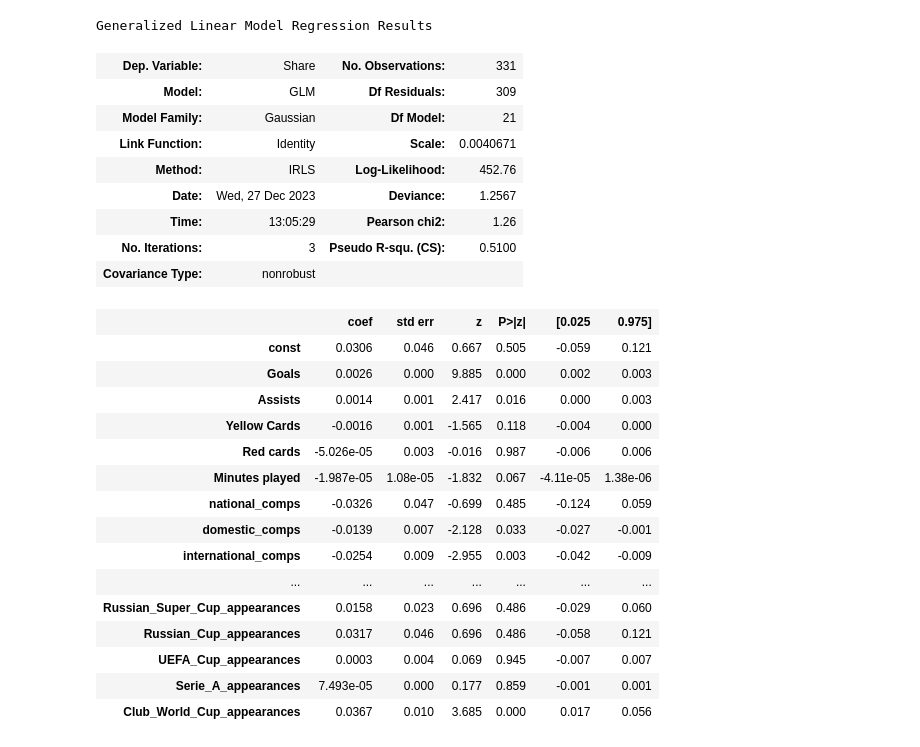
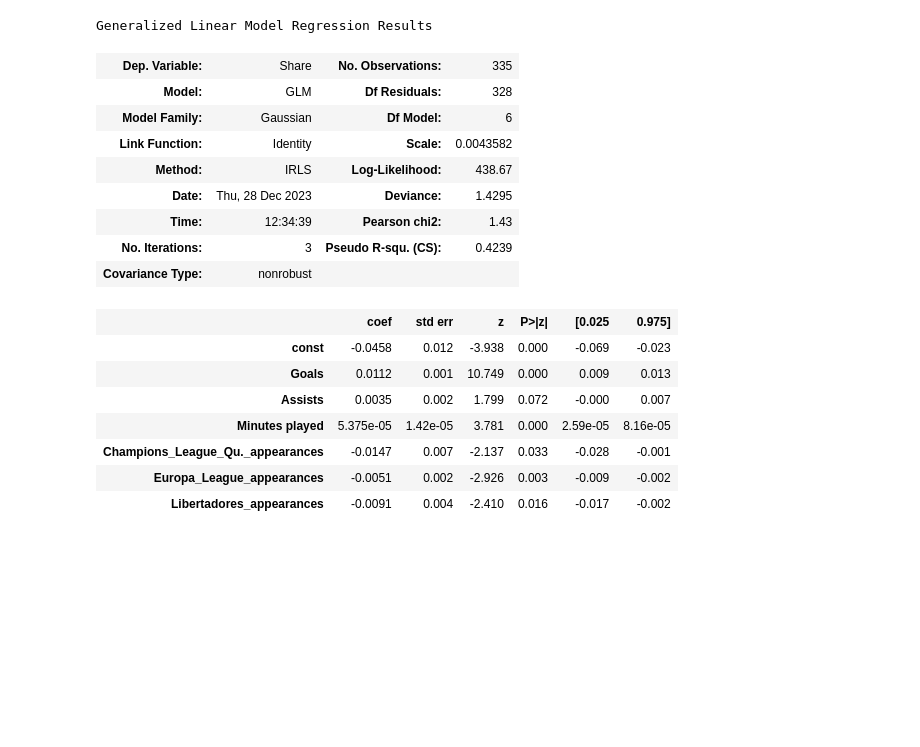
Before and after one commit to TheJarmanitor/outplayed, a Jupyter notebook: notebooks/player_modeling.ipynb, the cells around one changed output. Cells and saved outputs as stored; diff of their text form; code cells hidden in the pictures; blank space fills up the shorter version.

```diff
--- a/notebooks/player_modeling.ipynb
+++ b/notebooks/player_modeling.ipynb
@@ -1,7 +1,7 @@
 # %%
 import pandas as pd
 
-df = pd.read_csv("../data/player_stats.csv")
+df = pd.read_csv("../data/player_stats_new.csv")
 df["Percent"] = df["Percent"].fillna(0.0)
 df = df.dropna(axis=1)
 # %%
@@ -28,5 +22,5 @@ df.head(30)
 # %%
-df = df.drop(columns=["Season", "Percent"])
+df = df.drop(columns=["Season", "Percent", "Sesond yellow cards"])
 df = df.set_index(["Year", "Rank", "Player", "Club", "Nationality"])
 # %%
 df.sum()
@@ -59,11 +123,15 @@ import statsmodels.api as sm
 # %%
-glm1 =  sm.GLM(endog=y_train, exog=sm.add_constant(X_train), family=sm.families.Gaussian())
+drop_cols = ["Europa_League_Qualifying_appearances", "Champions_League_appearances"]
+
+X_train = X_train.drop(columns=drop_cols)
+
+glm3 =  sm.GLM(endog=y_train, exog=sm.add_constant(X_train), family=sm.families.Gaussian())
 # stats23 = sm.add_constant(X_train)
-results = glm1.fit()
+results = glm3.fit()
 results.summary()
 
-'''
-Only significant variables: goals, Assists, Appearances in Champions, Serie A & Clubs World Cup
+# '''
+# Only significant variables: goals, Assists, Appearances in Champions & Clubs World Cup, international and domestic competitions
 
-'''
+# '''
 # %% [output]
@@ -71,41 +157,28 @@ Only significant variables: goals, Assists, Appearances in Champions, Serie A &
+# %%
+drop_cols = ["UEFA_Cup_appearances"]
+
+X_train = X_train.drop(columns=drop_cols)
 # %%
-limit = X_train.columns.get_loc("UEFA_Super_Cup_appearances")
-
-X_train = X_train.iloc[:, :limit]
-
-glm2 =  sm.GLM(endog=y_train, exog=sm.add_constant(X_train), family=sm.families.Gaussian())
+glm4 =  sm.GLM(endog=y_train, exog=sm.add_constant(X_train), family=sm.families.Gaussian())
 # stats23 = sm.add_constant(X_train)
-results = glm2.fit()
+results = glm4.fit()
 results.summary()
-
-# '''
-# Only significant variables: goals, Assists, Appearances in Champions & Clubs World Cup, international and domestic competitions
-
-# '''
 # %% [output]
 Generalized Linear Model Regression Results
-| Dep. Variable: | Share | No. Observations: | 331 |
-| Model: | GLM | Df Residuals: | 309 |
-| Model Family: | Gaussian | Df Model: | 21 |
-| Link Function: | Identity | Scale: | 0.0040671 |
-| Method: | IRLS | Log-Likelihood: | 452.76 |
-| Date: | Wed, 27 Dec 2023 | Deviance: | 1.2567 |
-| Time: | 13:05:29 | Pearson chi2: | 1.26 |
-| No. Iterations: | 3 | Pseudo R-squ. (CS): | 0.5100 |
+| Dep. Variable: | Share | No. Observations: | 335 |
+| Model: | GLM | Df Residuals: | 328 |
+| Model Family: | Gaussian | Df Model: | 6 |
+| Link Function: | Identity | Scale: | 0.0043582 |
+| Method: | IRLS | Log-Likelihood: | 438.67 |
+| Date: | Thu, 28 Dec 2023 | Deviance: | 1.4295 |
+| Time: | 12:34:39 | Pearson chi2: | 1.43 |
+| No. Iterations: | 3 | Pseudo R-squ. (CS): | 0.4239 |
 | Covariance Type: | nonrobust |  |  |
 |  | coef | std err | z | P>|z| | [0.025 | 0.975] |
-| const | 0.0306 | 0.046 | 0.667 | 0.505 | -0.059 | 0.121 |
-| Goals | 0.0026 | 0.000 | 9.885 | 0.000 | 0.002 | 0.003 |
-| Assists | 0.0014 | 0.001 | 2.417 | 0.016 | 0.000 | 0.003 |
-| Yellow Cards | -0.0016 | 0.001 | -1.565 | 0.118 | -0.004 | 0.000 |
-| Red cards | -5.026e-05 | 0.003 | -0.016 | 0.987 | -0.006 | 0.006 |
-| Minutes played | -1.987e-05 | 1.08e-05 | -1.832 | 0.067 | -4.11e-05 | 1.38e-06 |
-| national_comps | -0.0326 | 0.047 | -0.699 | 0.485 | -0.124 | 0.059 |
-| domestic_comps | -0.0139 | 0.007 | -2.128 | 0.033 | -0.027 | -0.001 |
-| international_comps | -0.0254 | 0.009 | -2.955 | 0.003 | -0.042 | -0.009 |
-| ... | ... | ... | ... | ... | ... | ... |
-| Russian_Super_Cup_appearances | 0.0158 | 0.023 | 0.696 | 0.486 | -0.029 | 0.060 |
-| Russian_Cup_appearances | 0.0317 | 0.046 | 0.696 | 0.486 | -0.058 | 0.121 |
-| UEFA_Cup_appearances | 0.0003 | 0.004 | 0.069 | 0.945 | -0.007 | 0.007 |
-| Serie_A_appearances | 7.493e-05 | 0.000 | 0.177 | 0.859 | -0.001 | 0.001 |
-| Club_World_Cup_appearances | 0.0367 | 0.010 | 3.685 | 0.000 | 0.017 | 0.056 |
+| const | -0.0458 | 0.012 | -3.938 | 0.000 | -0.069 | -0.023 |
+| Goals | 0.0112 | 0.001 | 10.749 | 0.000 | 0.009 | 0.013 |
+| Assists | 0.0035 | 0.002 | 1.799 | 0.072 | -0.000 | 0.007 |
+| Minutes played | 5.375e-05 | 1.42e-05 | 3.781 | 0.000 | 2.59e-05 | 8.16e-05 |
+| Champions_League_Qu._appearances | -0.0147 | 0.007 | -2.137 | 0.033 | -0.028 | -0.001 |
+| Europa_League_appearances | -0.0051 | 0.002 | -2.926 | 0.003 | -0.009 | -0.002 |
+| Libertadores_appearances | -0.0091 | 0.004 | -2.410 | 0.016 | -0.017 | -0.002 |
```
Also changed, not shown: parts of 9 cells of this notebook.
